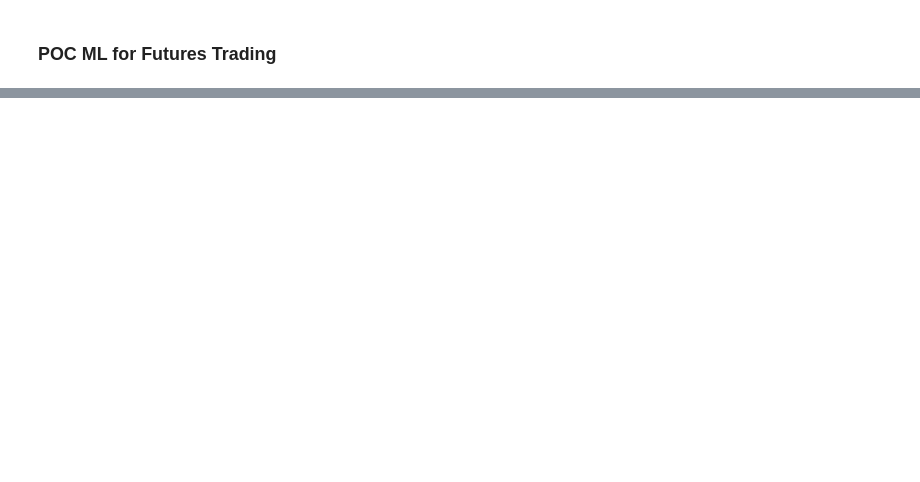
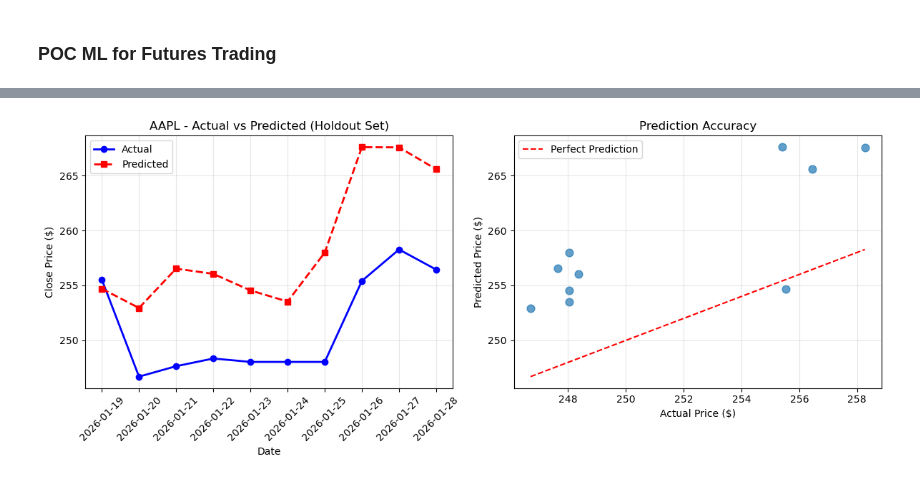
Before and after one commit to batzdom11/trading_brains, a Jupyter notebook: trading.ipynb, the cells around one changed output, grey strips where cells are left out. Cells and saved outputs as stored; diff of their text form; code cells hidden in the pictures; blank space fills up the shorter version.

```diff
--- a/trading.ipynb
+++ b/trading.ipynb
@@ -144,0 +730,17 @@ Name: OHLC_Std, dtype: float64
+# %%
+# Add back 'Close' as it's typically the target variable for prediction
+# (Even though it's correlated with other OHLC data, we need it as target)
+if 'Close' not in df_reduced.columns:
+    df_reduced['Close'] = df_clean['Close']
+    print("✅ Added 'Close' back as target variable")
+
+print(f"\n📊 Final dataset for modeling:")
+print(f"   Shape: {df_reduced.shape}")
+print(f"   Features: {[col for col in df_reduced.columns if col != 'Close']}")
+print(f"   Target: Close")
+
+# Display final dataset
+print("\n" + "=" * 60)
+print("FINAL REDUCED DATASET (first 10 rows)")
+print("=" * 60)
+print(df_reduced.head(10).round(3))
@@ -144,0 +941,69 @@ Name: OHLC_Std, dtype: float64
+# %%
+# ============================================================================
+# FINAL MODEL - TRAIN ON ALL DATA & VISUALIZE PREDICTIONS
+# ============================================================================
+
+# Train best model on all data except last 10 days (holdout for visualization)
+holdout_size = 10
+X_train_final = X_scaled[:-holdout_size]
+y_train_final = y[:-holdout_size]
+X_holdout = X_scaled[-holdout_size:]
+y_holdout = y[-holdout_size:]
+
+# Get the best model class and retrain
+best_model = models[best_model_name]
+best_model.fit(X_train_final, y_train_final)
+
+# Predict on holdout
+y_pred_holdout = best_model.predict(X_holdout)
+
+# Calculate final metrics
+final_rmse = np.sqrt(mean_squared_error(y_holdout, y_pred_holdout))
+final_mae = mean_absolute_error(y_holdout, y_pred_holdout)
+final_r2 = r2_score(y_holdout, y_pred_holdout)
+
+print("=" * 60)
+print(f"FINAL MODEL EVALUATION ({best_model_name})")
+print("=" * 60)
+print(f"\n📊 Holdout Set Performance (last {holdout_size} days):")
+print(f"   RMSE: ${final_rmse:.2f}")
+print(f"   MAE:  ${final_mae:.2f}")
+print(f"   R²:   {final_r2:.4f}")
+
+# Plot predictions vs actual
+plt.figure(figsize=(12, 5))
+
+# Get dates for holdout period
+holdout_dates = df_reduced.index[-holdout_size:]
+
+plt.subplot(1, 2, 1)
+plt.plot(holdout_dates, y_holdout, 'b-o', label='Actual', linewidth=2, markersize=6)
+plt.plot(holdout_dates, y_pred_holdout, 'r--s', label='Predicted', linewidth=2, markersize=6)
+plt.xlabel('Date')
+plt.ylabel('Close Price ($)')
+plt.title(f'{symbol} - Actual vs Predicted (Holdout Set)')
+plt.legend()
+plt.xticks(rotation=45)
+plt.grid(True, alpha=0.3)
+
+plt.subplot(1, 2, 2)
+plt.scatter(y_holdout, y_pred_holdout, alpha=0.7, s=60)
+plt.plot([y_holdout.min(), y_holdout.max()], [y_holdout.min(), y_holdout.max()], 'r--', label='Perfect Prediction')
+plt.xlabel('Actual Price ($)')
+plt.ylabel('Predicted Price ($)')
+plt.title('Prediction Accuracy')
+plt.legend()
+plt.grid(True, alpha=0.3)
+
+plt.tight_layout()
+plt.show()
+
+# Feature importance (for tree-based models)
+if hasattr(best_model, 'feature_importances_'):
+    print("\n📈 Feature Importance:")
+    importance_df = pd.DataFrame({
+        'Feature': feature_columns,
+        'Importance': best_model.feature_importances_
+    }).sort_values('Importance', ascending=False)
+    print(importance_df.to_string(index=False))
+# %% [output]
@@ -144,0 +1018 @@ Name: OHLC_Std, dtype: float64
+[figure, added]
```
Also changed, not shown: parts of 26 cells of this notebook.
